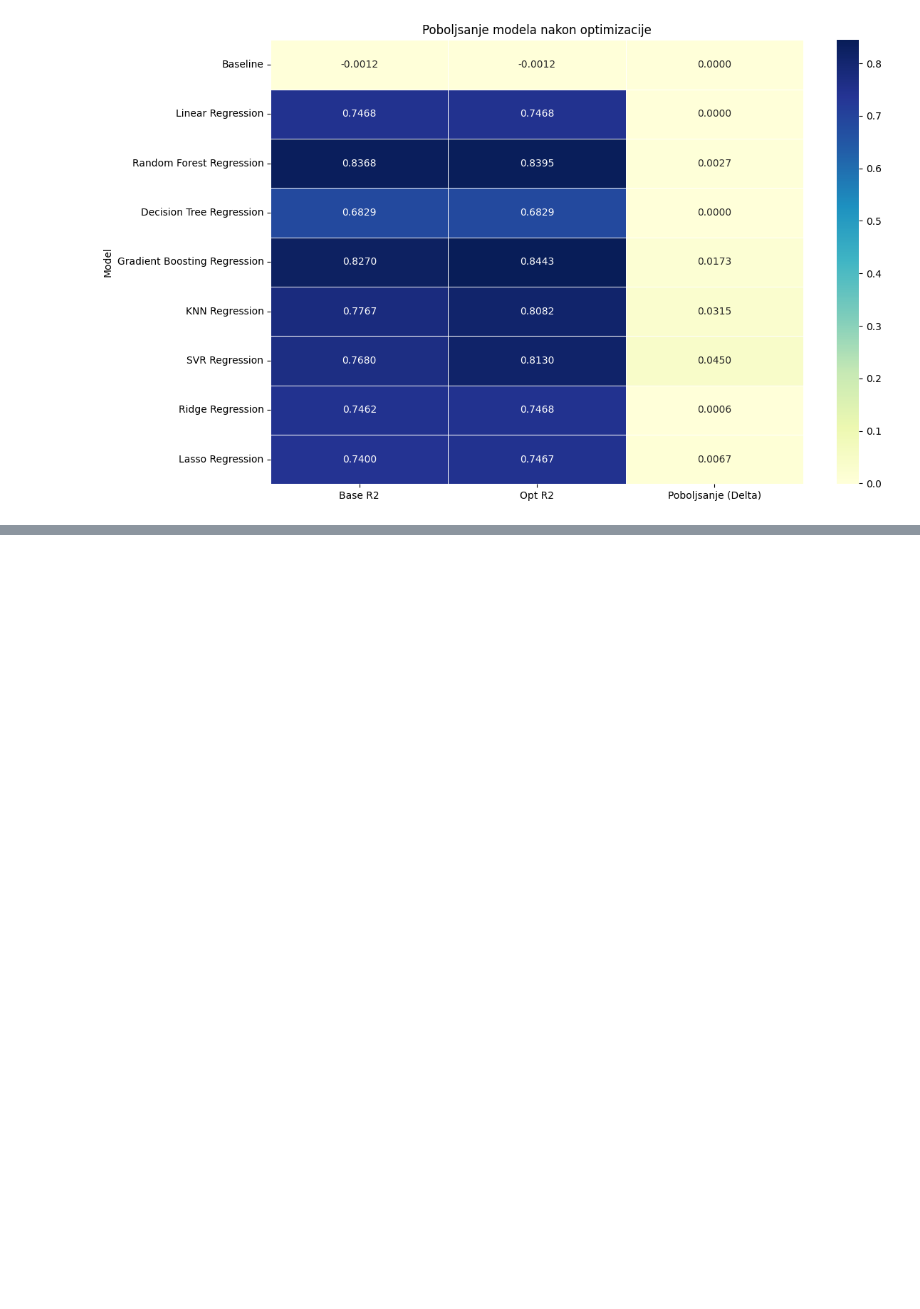
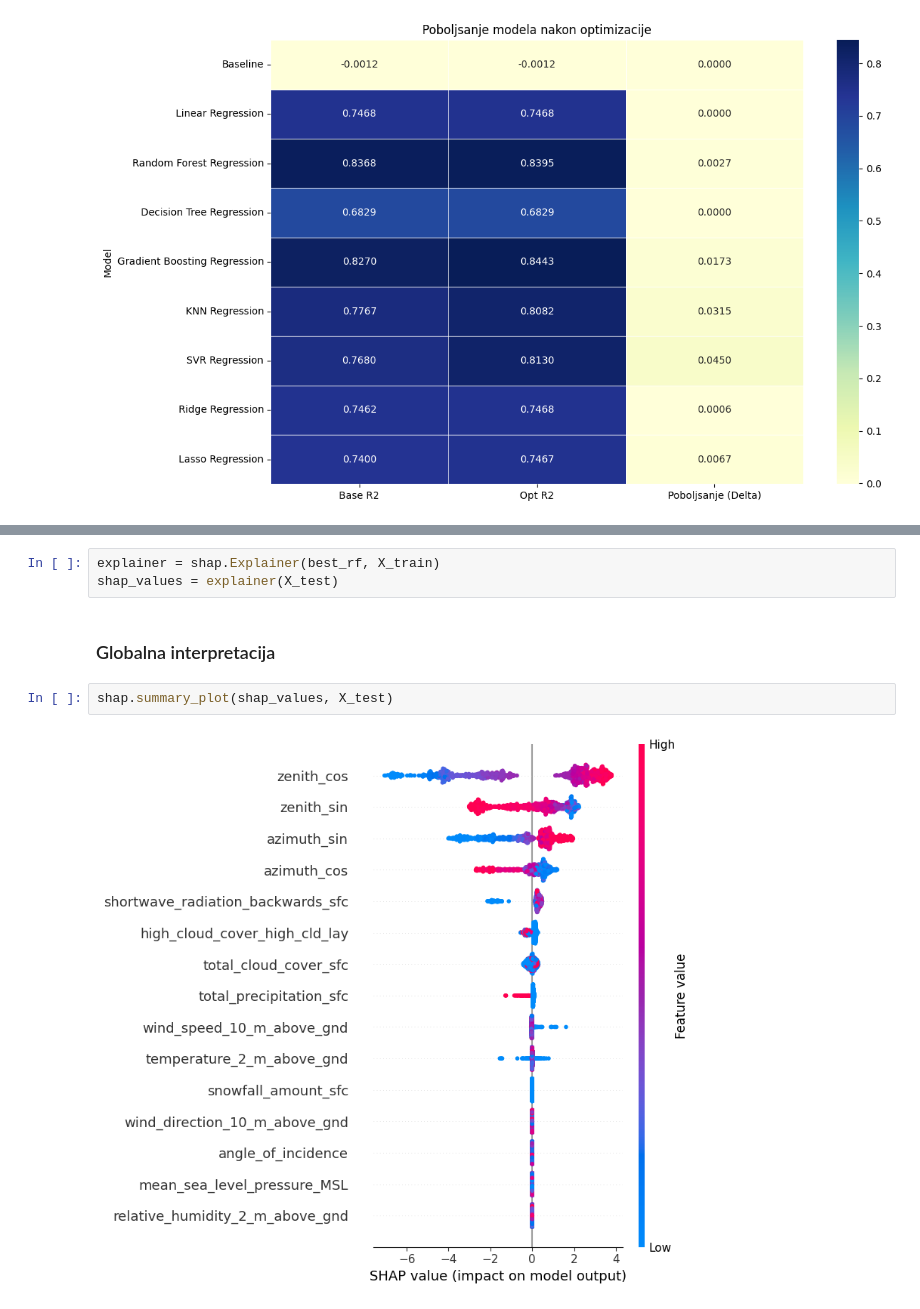
Before and after one commit to gavrilovicluka/machine-learning-projects, a Jupyter notebook: Projekat 1/Projekat1.ipynb, the cells around one changed output, grey strips where cells are left out. Cells and saved outputs as stored; diff of their text form; blank space fills up the shorter version.

```diff
--- a/Projekat 1/Projekat1.ipynb
+++ b/Projekat 1/Projekat1.ipynb
@@ -1243,0 +1267,9 @@ plt.show()
+# %%
+explainer = shap.Explainer(best_rf, X_train)
+shap_values = explainer(X_test)
+# %% [markdown]
+### Globalna interpretacija
+# %%
+shap.summary_plot(shap_values, X_test)
+# %% [output]
+[figure, added]
```
Also changed, not shown: parts of 11 cells of this notebook, 1 other file.
